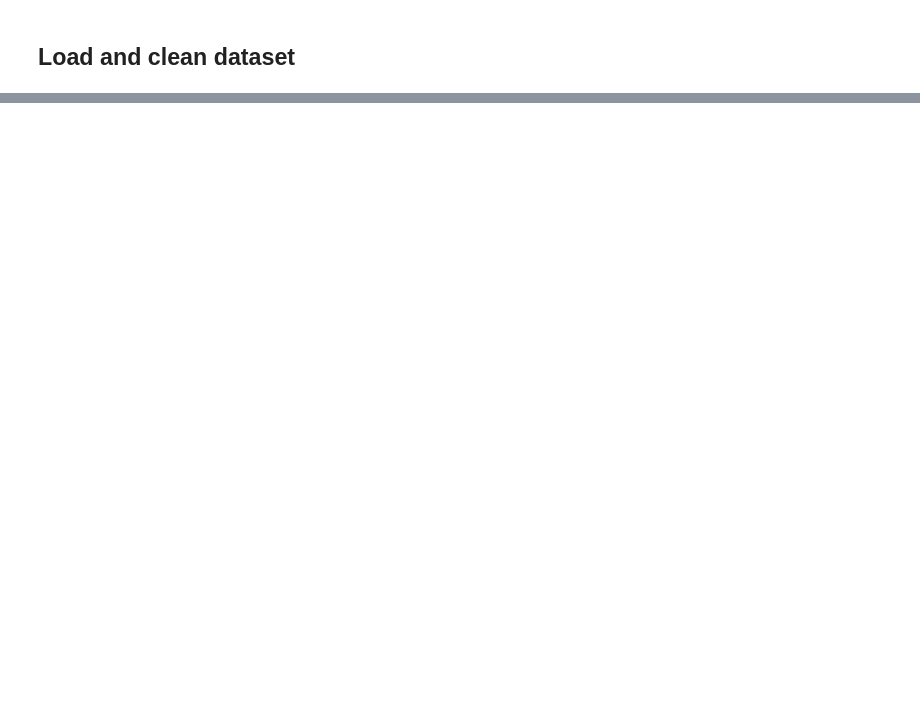
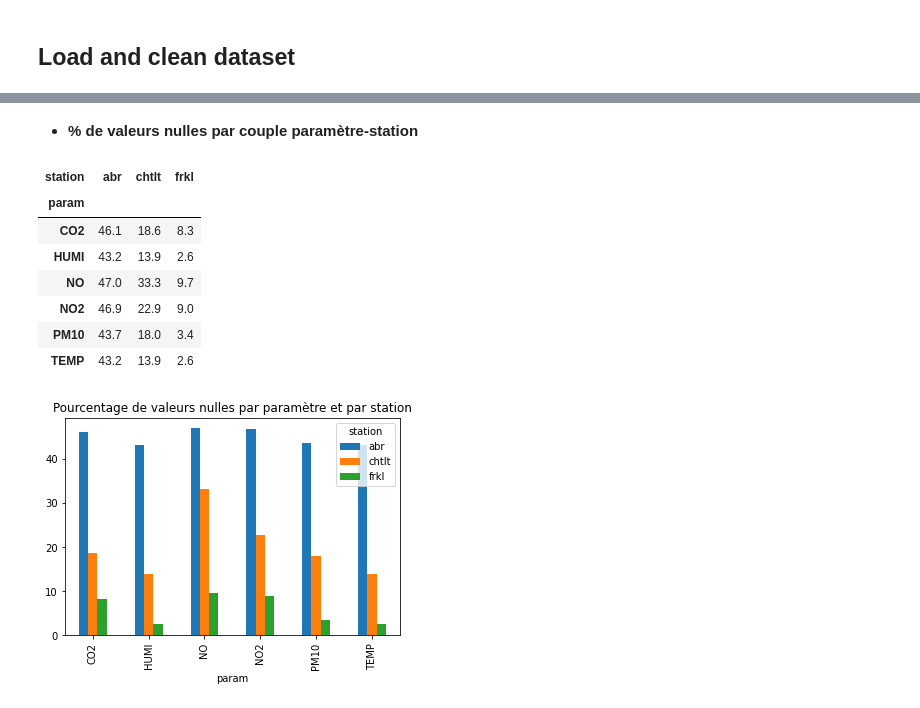
Before and after one commit to tajulien/MSBGD-SD701-BigDataMining, a Jupyter notebook: u- lulu/2.Explore_df_air.ipynb, the cells around one changed output, grey strips where cells are left out. Drawn from its saved outputs; the diff is of its cells as text; code cells hidden in the pictures; blank space fills up the shorter version.

```diff
--- a/u- lulu/2.Explore_df_air.ipynb
+++ b/u- lulu/2.Explore_df_air.ipynb
@@ -153,0 +189,19 @@ df_air.plot(figsize=[20,10]);
+# %% [markdown]
+- **% de valeurs nulles par couple paramètre-station**
+# %%
+nb_null_per_param_per_station=df_air_global.isnull().groupby("station").sum().transpose()
+nb_val_per_param_per_station=df_air_global.unstack(1).stack(0,dropna=0).groupby("param").size() # meme nombre de valeurs pour toutes les stations car réindexé toutes les heures
+count_null=nb_null_per_param_per_station.div(nb_val_per_param_per_station,axis=0)
+count_null=round(count_null*100,1)
+count_null.plot.bar(title='Pourcentage de valeurs nulles par paramètre et par station');
+count_null
+# %% [output]
+| station | abr | chtlt | frkl |
+| param |  |  |  |
+| CO2 | 46.1 | 18.6 | 8.3 |
+| HUMI | 43.2 | 13.9 | 2.6 |
+| NO | 47.0 | 33.3 | 9.7 |
+| NO2 | 46.9 | 22.9 | 9.0 |
+| PM10 | 43.7 | 18.0 | 3.4 |
+| TEMP | 43.2 | 13.9 | 2.6 |
+[figure, added]
```
Also changed, not shown: parts of 69 cells of this notebook, 5 other files.
